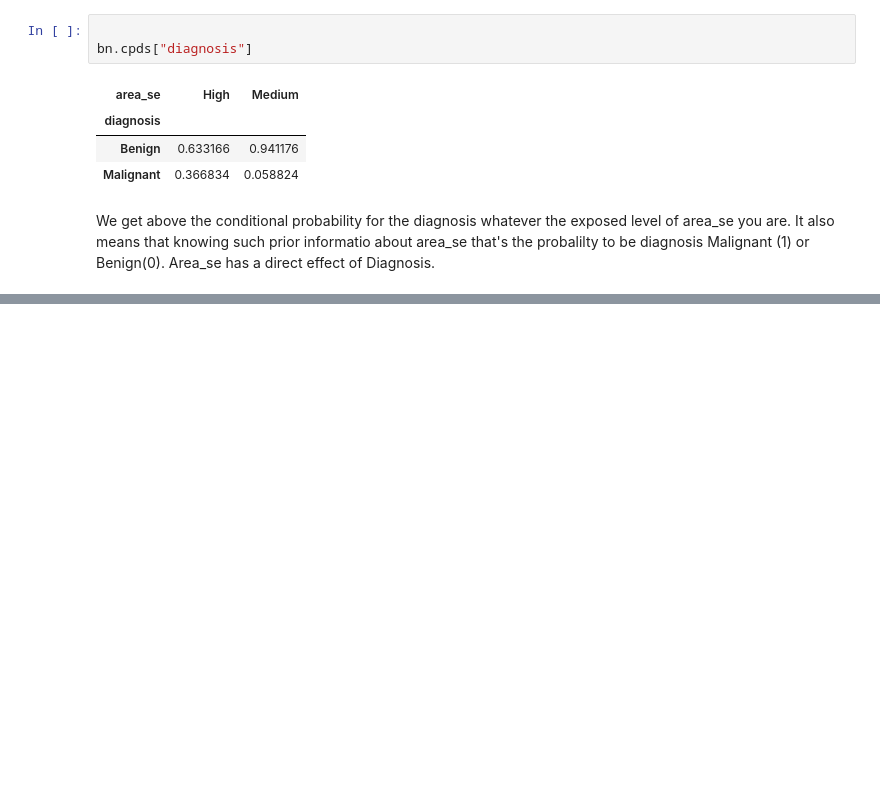
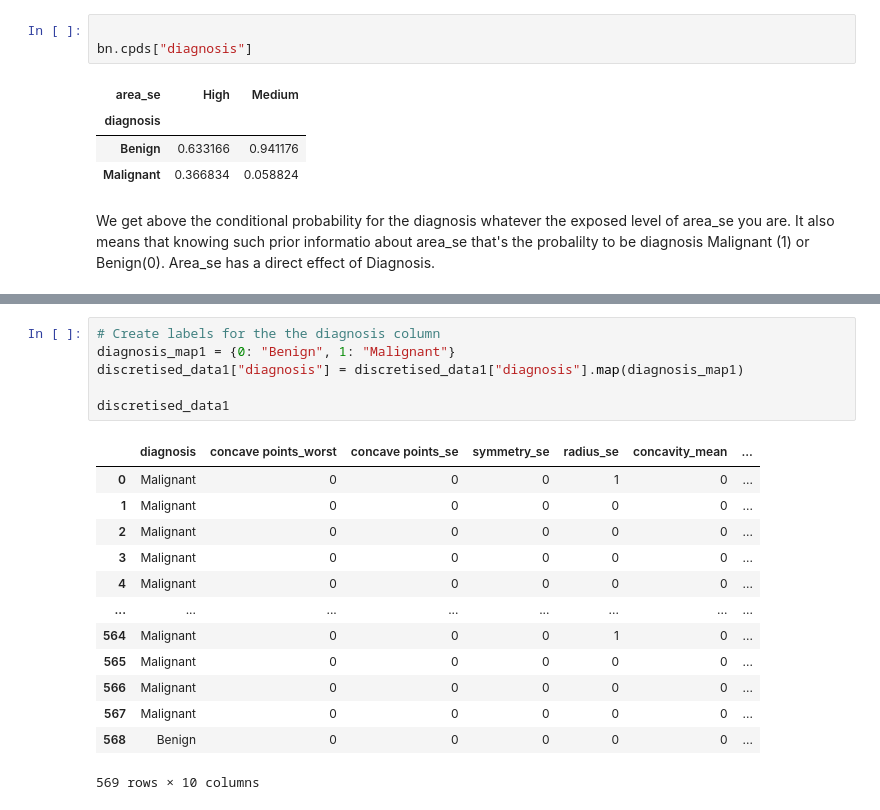
Before and after one commit to Zchristian955/Causality-Inference-Challenge, a Jupyter notebook: notebooks/causal_model.ipynb, the cells around one changed output, grey strips where cells are left out. Cells and saved outputs as stored; diff of their text form; blank space fills up the shorter version.

```diff
--- a/notebooks/causal_model.ipynb
+++ b/notebooks/causal_model.ipynb
@@ -473,0 +558,20 @@ We get above the conditional probability  for the diagnosis whatever the exposed
+# %%
+# Create labels for the the diagnosis column
+diagnosis_map1 = {0: "Benign", 1: "Malignant"}
+discretised_data1["diagnosis"] = discretised_data1["diagnosis"].map(diagnosis_map1)
+
+discretised_data1
+# %% [output]
+|  | diagnosis | concave points_worst | concave points_se | symmetry_se | radius_se | concavity_mean | ... |
+| 0 | Malignant | 0 | 0 | 0 | 1 | 0 | ... |
+| 1 | Malignant | 0 | 0 | 0 | 0 | 0 | ... |
+| 2 | Malignant | 0 | 0 | 0 | 0 | 0 | ... |
+| 3 | Malignant | 0 | 0 | 0 | 0 | 0 | ... |
+| 4 | Malignant | 0 | 0 | 0 | 0 | 0 | ... |
+| ... | ... | ... | ... | ... | ... | ... | ... |
+| 564 | Malignant | 0 | 0 | 0 | 1 | 0 | ... |
+| 565 | Malignant | 0 | 0 | 0 | 0 | 0 | ... |
+| 566 | Malignant | 0 | 0 | 0 | 0 | 0 | ... |
+| 567 | Malignant | 0 | 0 | 0 | 0 | 0 | ... |
+| 568 | Benign | 0 | 0 | 0 | 0 | 0 | ... |
+569 rows × 10 columns
```
Also changed, not shown: parts of 25 cells of this notebook, 4 other files.
